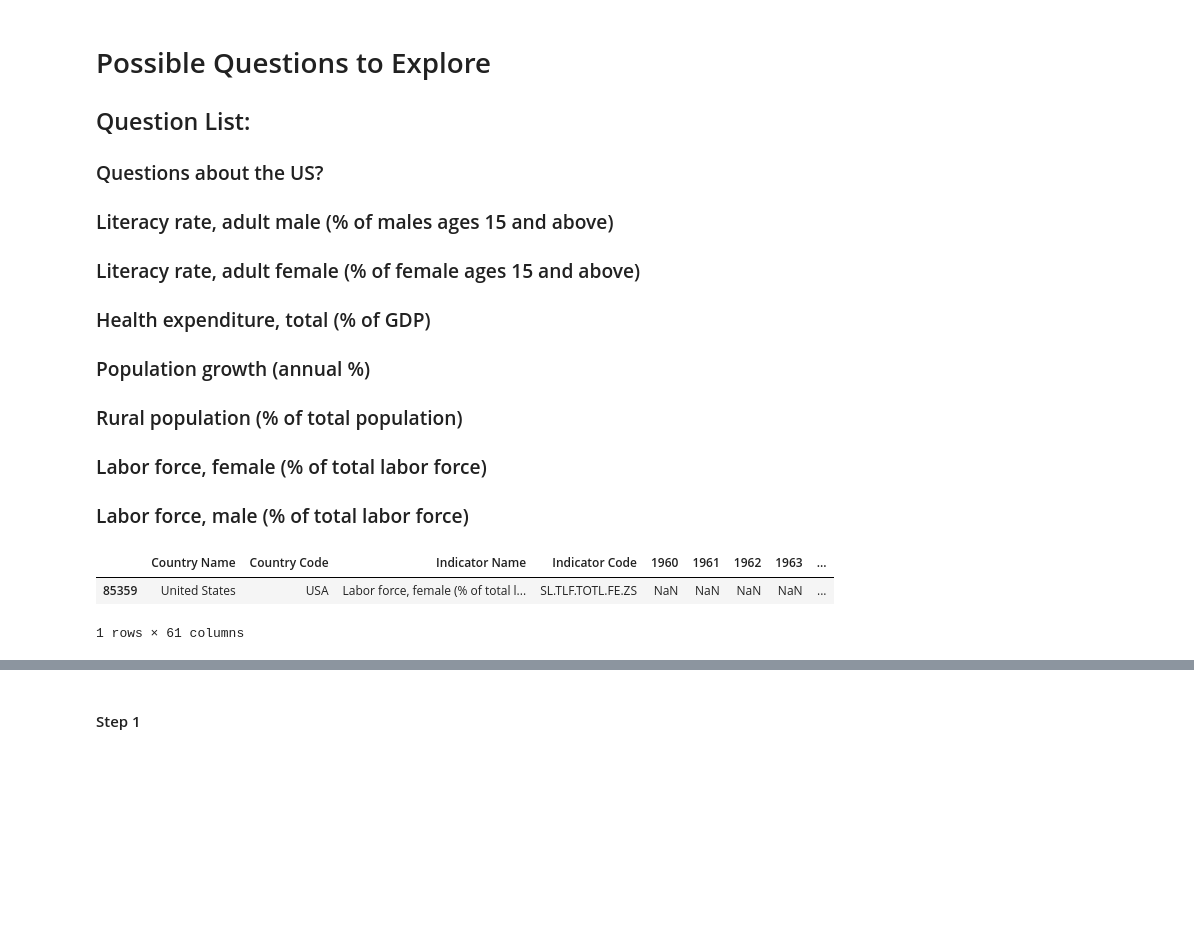
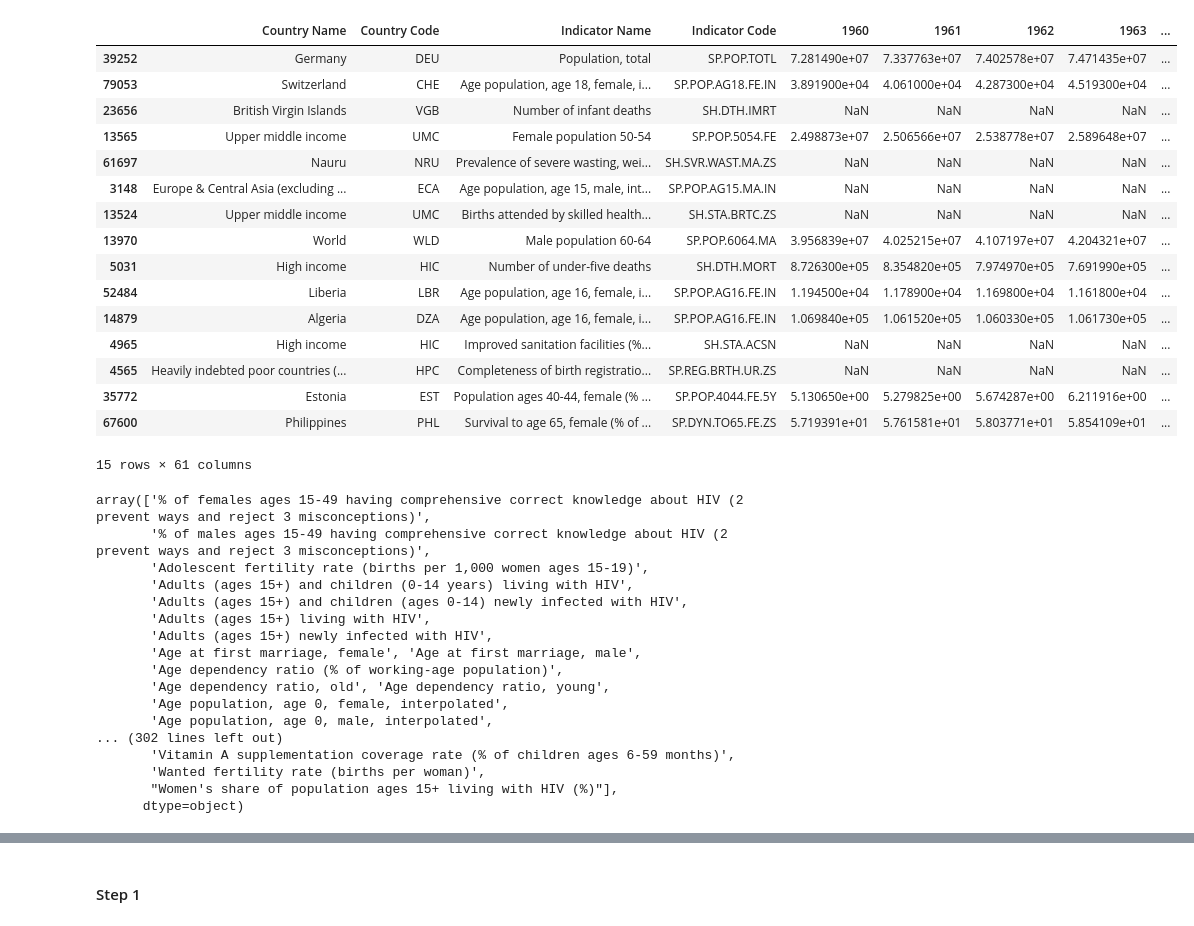
Before and after one commit to BenHallinan/eda_casestudy, a Jupyter notebook: Isaac.ipynb, the cells around one changed output, grey strips where cells are left out. Cells and saved outputs as stored; diff of their text form; code cells hidden in the pictures; blank space fills up the shorter version.

```diff
--- a/Isaac.ipynb
+++ b/Isaac.ipynb
@@ -6,27 +6,44 @@ import seaborn as sns
 from pandas.plotting import autocorrelation_plot
 # %%
 health_stats_df = pd.read_csv("data/health_stats_global.csv")
-# health_stats_df.sample(15)
+health_stats_df.sample(15)
 # health_stats_df.describe()
 # health_stats_df.info()
+# %% [output]
+|  | Country Name | Country Code | Indicator Name | Indicator Code | 1960 | 1961 | 1962 | 1963 | ... |
+| 39252 | Germany | DEU | Population, total | SP.POP.TOTL | 7.281490e+07 | 7.337763e+07 | 7.402578e+07 | 7.471435e+07 | ... |
+| 79053 | Switzerland | CHE | Age population, age 18, female, i... | SP.POP.AG18.FE.IN | 3.891900e+04 | 4.061000e+04 | 4.287300e+04 | 4.519300e+04 | ... |
+| 23656 | British Virgin Islands | VGB | Number of infant deaths | SH.DTH.IMRT | NaN | NaN | NaN | NaN | ... |
+| 13565 | Upper middle income | UMC | Female population 50-54 | SP.POP.5054.FE | 2.498873e+07 | 2.506566e+07 | 2.538778e+07 | 2.589648e+07 | ... |
+| 61697 | Nauru | NRU | Prevalence of severe wasting, wei... | SH.SVR.WAST.MA.ZS | NaN | NaN | NaN | NaN | ... |
+| 3148 | Europe & Central Asia (excluding ... | ECA | Age population, age 15, male, int... | SP.POP.AG15.MA.IN | NaN | NaN | NaN | NaN | ... |
+| 13524 | Upper middle income | UMC | Births attended by skilled health... | SH.STA.BRTC.ZS | NaN | NaN | NaN | NaN | ... |
+| 13970 | World | WLD | Male population 60-64 | SP.POP.6064.MA | 3.956839e+07 | 4.025215e+07 | 4.107197e+07 | 4.204321e+07 | ... |
+| 5031 | High income | HIC | Number of under-five deaths | SH.DTH.MORT | 8.726300e+05 | 8.354820e+05 | 7.974970e+05 | 7.691990e+05 | ... |
+| 52484 | Liberia | LBR | Age population, age 16, female, i... | SP.POP.AG16.FE.IN | 1.194500e+04 | 1.178900e+04 | 1.169800e+04 | 1.161800e+04 | ... |
+| 14879 | Algeria | DZA | Age population, age 16, female, i... | SP.POP.AG16.FE.IN | 1.069840e+05 | 1.061520e+05 | 1.060330e+05 | 1.061730e+05 | ... |
+| 4965 | High income | HIC | Improved sanitation facilities (%... | SH.STA.ACSN | NaN | NaN | NaN | NaN | ... |
+| 4565 | Heavily indebted poor countries (... | HPC | Completeness of birth registratio... | SP.REG.BRTH.UR.ZS | NaN | NaN | NaN | NaN | ... |
+| 35772 | Estonia | EST | Population ages 40-44, female (% ... | SP.POP.4044.FE.5Y | 5.130650e+00 | 5.279825e+00 | 5.674287e+00 | 6.211916e+00 | ... |
+| 67600 | Philippines | PHL | Survival to age 65, female (% of ... | SP.DYN.TO65.FE.ZS | 5.719391e+01 | 5.761581e+01 | 5.803771e+01 | 5.854109e+01 | ... |
+15 rows × 61 columns
-# %% [markdown]
-# Possible Questions to Explore
-
-## Question List:
-
-### Questions about the US?
-### Literacy rate, adult male (% of males ages 15 and above)
-### Literacy rate, adult female (% of female ages 15 and above)
-### Health expenditure, total (% of GDP)
-### Population growth (annual %)
-### Rural population (% of total population)
-### Labor force, female (% of total labor force)
-### Labor force, male (% of total labor force)
-# %%
-
-US_femalelabor_mask = (health_stats_df['Country Name'] == "United States") & (health_stats_df["Indicator Name"] == "Labor force, female (% of total labor force)")
-health_stats_df[US_femalelabor_mask]
-# %% [output]
-|  | Country Name | Country Code | Indicator Name | Indicator Code | 1960 | 1961 | 1962 | 1963 | ... |
-| 85359 | United States | USA | Labor force, female (% of total l... | SL.TLF.TOTL.FE.ZS | NaN | NaN | NaN | NaN | ... |
-1 rows × 61 columns
+# %%
+health_stats_df['Indicator Name'].unique()
+# %% [output]
+array(['% of females ages 15-49 having comprehensive correct knowledge about HIV (2 prevent ways and reject 3 misconceptions)',
+       '% of males ages 15-49 having comprehensive correct knowledge about HIV (2 prevent ways and reject 3 misconceptions)',
+       'Adolescent fertility rate (births per 1,000 women ages 15-19)',
+       'Adults (ages 15+) and children (0-14 years) living with HIV',
+       'Adults (ages 15+) and children (ages 0-14) newly infected with HIV',
+       'Adults (ages 15+) living with HIV',
+       'Adults (ages 15+) newly infected with HIV',
+       'Age at first marriage, female', 'Age at first marriage, male',
+       'Age dependency ratio (% of working-age population)',
+       'Age dependency ratio, old', 'Age dependency ratio, young',
+       'Age population, age 0, female, interpolated',
+       'Age population, age 0, male, interpolated',
+... (302 lines left out)
+       'Vitamin A supplementation coverage rate (% of children ages 6-59 months)',
+       'Wanted fertility rate (births per woman)',
+       "Women's share of population ages 15+ living with HIV (%)"],
+      dtype=object)
```
Also changed, not shown: parts of 8 cells of this notebook.
